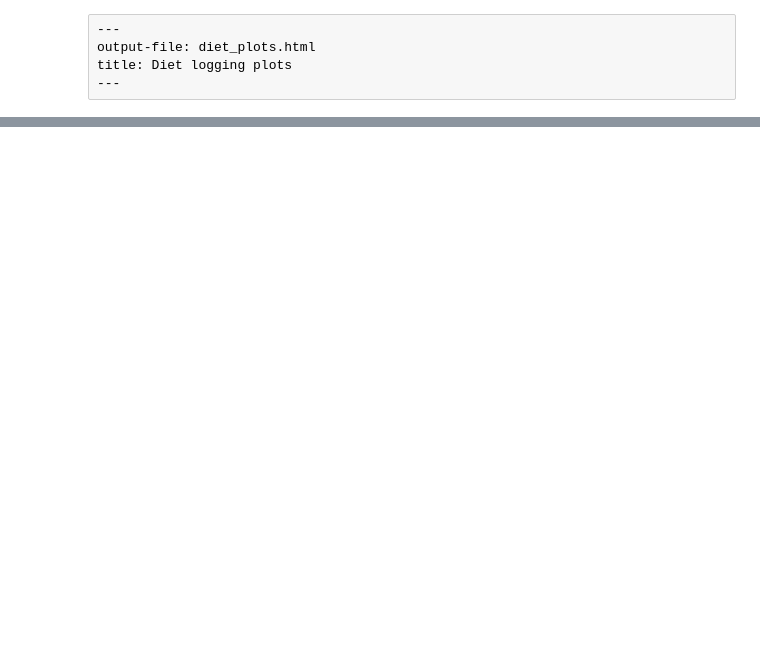
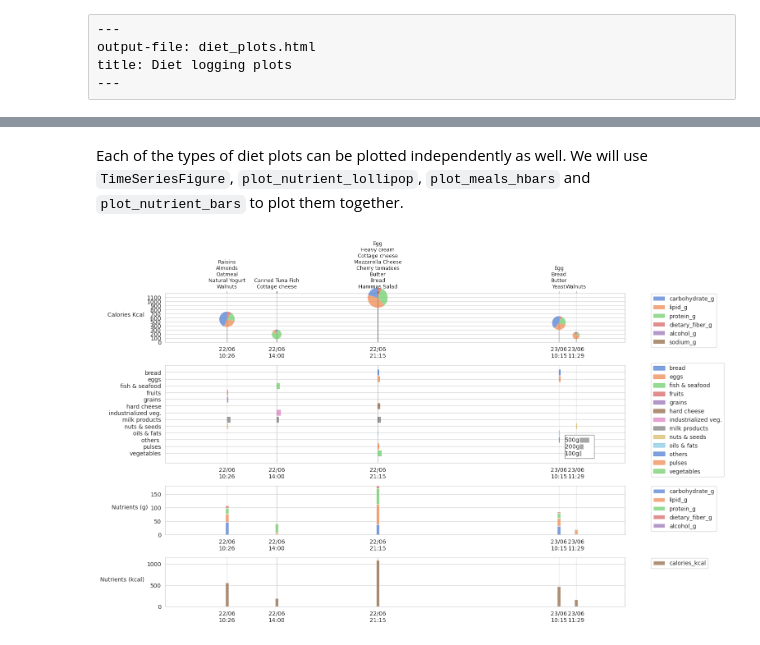
Before and after one commit to PhenoAI/pheno-utils, a Jupyter notebook: nbs/16_diet_plots.ipynb, the cells around one changed output, grey strips where cells are left out. Drawn from its saved outputs; the diff is of its cells as text; code cells hidden in the pictures; blank space fills up the shorter version.

```diff
--- a/nbs/16_diet_plots.ipynb
+++ b/nbs/16_diet_plots.ipynb
@@ -637,3 +685,25 @@ def plot_diet_cgm_sleep(
+# %% [markdown]
+Each of the types of diet plots can be plotted independently as well. We will use `TimeSeriesFigure`, `plot_nutrient_lollipop`, `plot_meals_hbars` and `plot_nutrient_bars` to plot them together.
+# %%
+from pheno_utils.timeseries_plots import TimeSeriesFigure
+
+g = TimeSeriesFigure(figsize=(14, 7))
+
+time_range = ('2020-06-22 06:00', '2020-06-23 15:00')
+# Each call to the plot() methods adds a new time-synced subplot to the figure
+g.plot(plot_nutrient_lollipop, diet_df, size_scale=15,
+       time_range=time_range,
+       name='diet_pie')
+g.plot(plot_meals_hbars, diet_df,
+       time_range=time_range,
+       name='diet_meals', height=2)
+g.plot(plot_nutrient_bars, diet_df,
+       time_range=time_range,
+       label=None, n_axes=2, nut_exclude=['sodium'],
+       name='diet_bars')
+g.set_axis_padding(0.03)
+# %% [output]
+[figure, added]
 # %%
 #| hide
 import nbdev; nbdev.nbdev_export()
```
Also changed, not shown: parts of 7 cells of this notebook.
